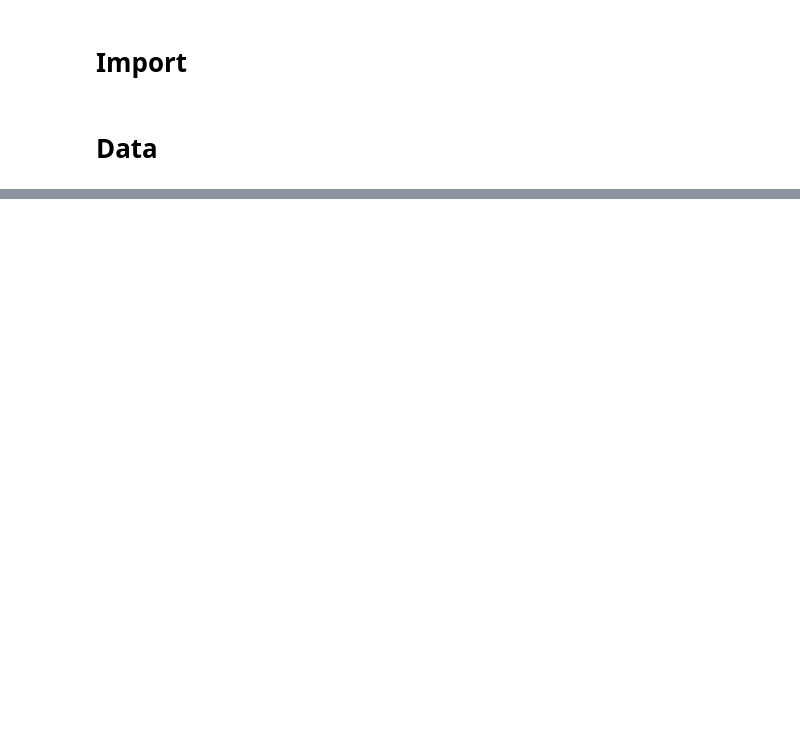
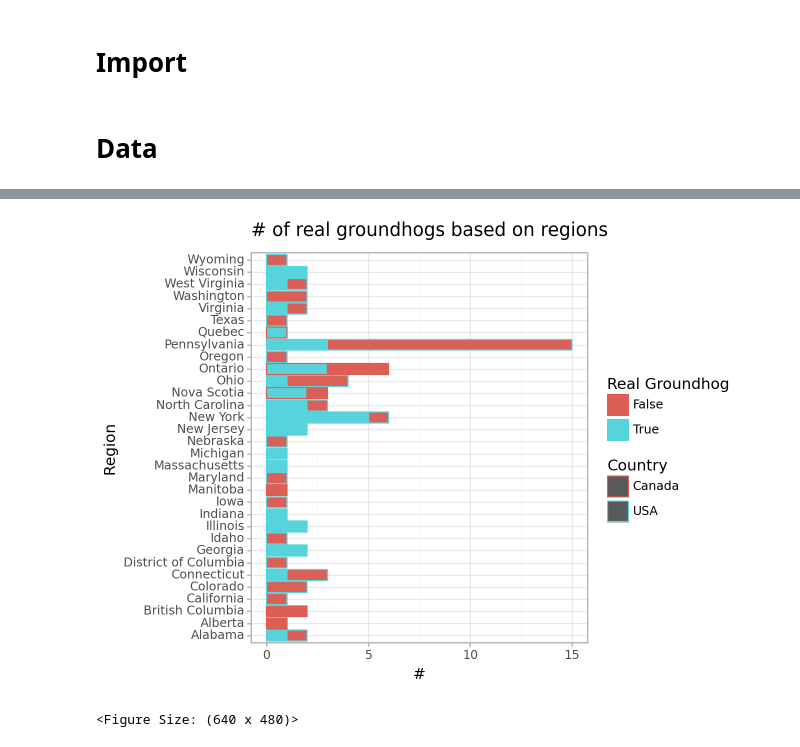
Before and after one commit to 00Dabide/Scientific_Python_Final_Assignment, a Jupyter notebook: GroundhogCode.ipynb, the cells around one changed output, grey strips where cells are left out. Cells and saved outputs as stored; diff of their text form; code cells hidden in the pictures; blank space fills up the shorter version.

```diff
--- a/GroundhogCode.ipynb
+++ b/GroundhogCode.ipynb
@@ -27,0 +77,14 @@ groundhogs
+# %%
+(
+ggplot(groundhogs, aes("region", fill = "is_groundhog", color = "country")) +
+  geom_bar(position = "stack") +
+  labs(x = "Region", y = "#",
+       fill = "Real Groundhog",
+       color = "Country",
+       title = "# of real groundhogs based on regions") +
+  theme_light() +
+  coord_flip()
+)
+# %% [output]
+[figure, added]
+<Figure Size: (640 x 480)>
```
Also changed, not shown: parts of 14 cells of this notebook.
